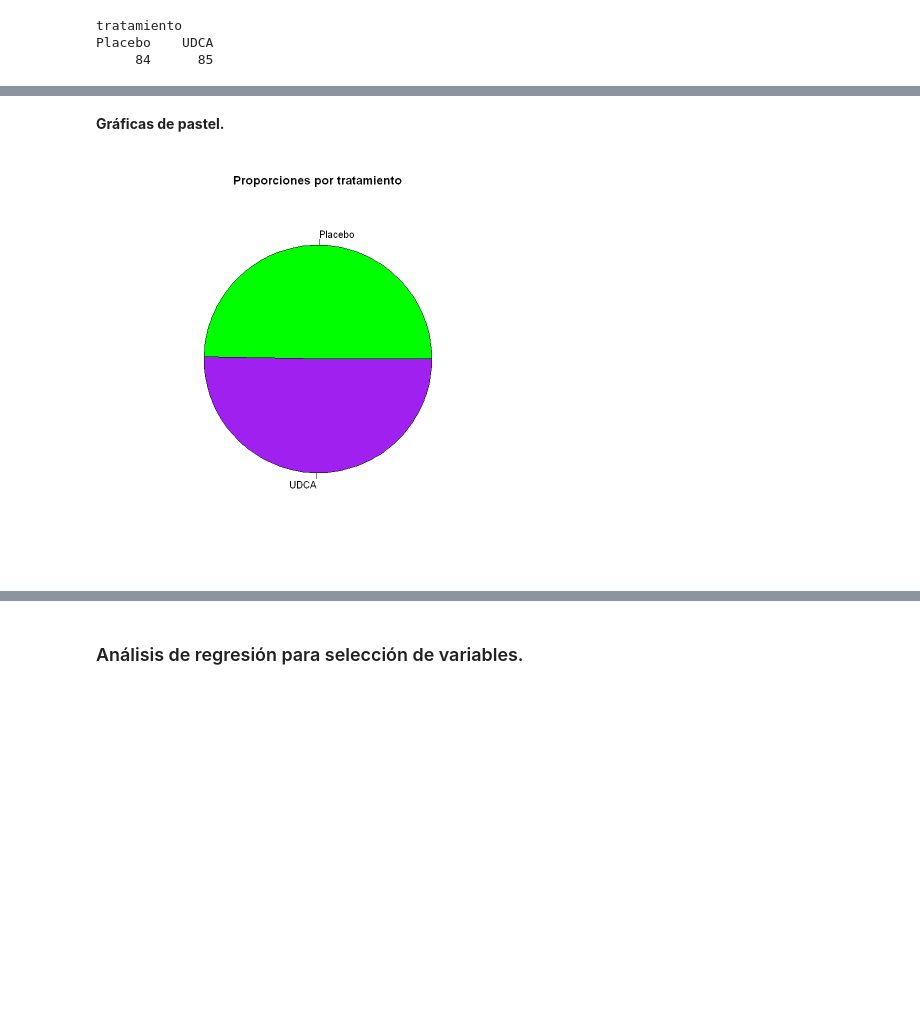
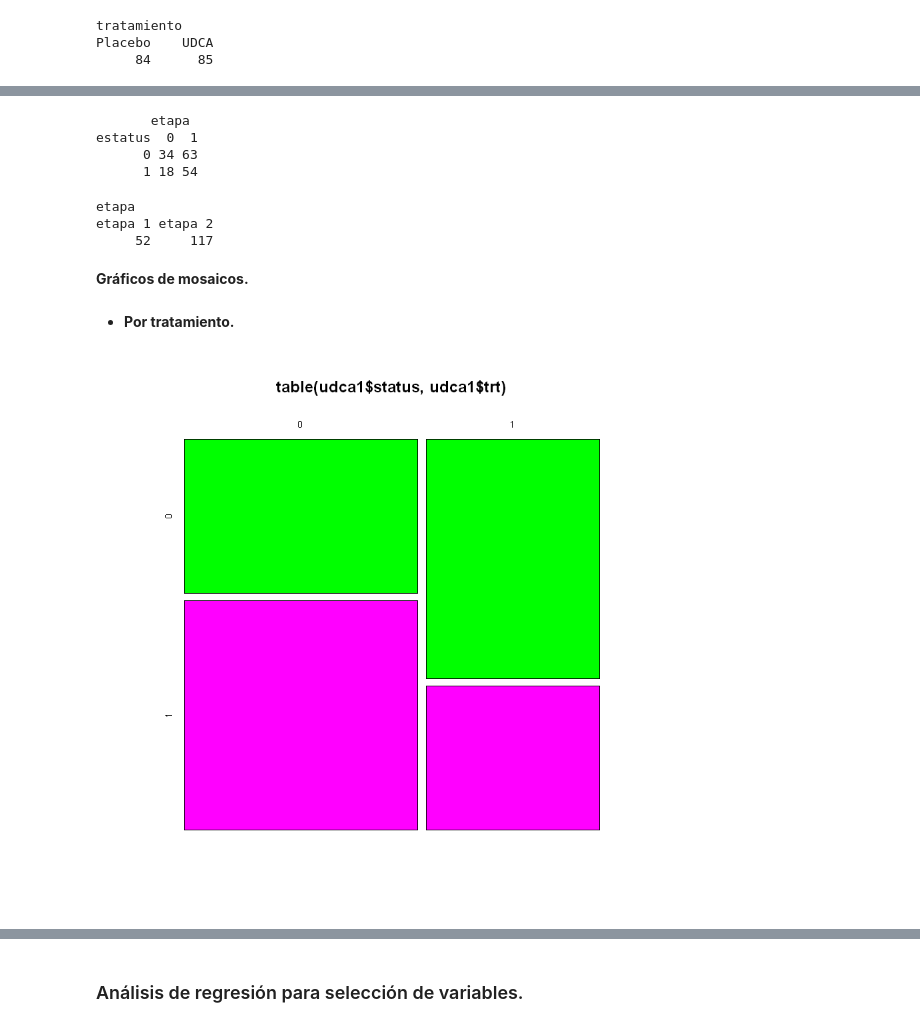
Before and after one commit to EmmanuelGalvan/EstadisticaAplicada, a Jupyter notebook: Ejercicios/Proyecto 2.ipynb, the cells around one changed output, grey strips where cells are left out. Drawn from its saved outputs; the diff is of its cells as text; code cells hidden in the pictures; blank space fills up the shorter version.

Commit message:
Logit y gráficos
Modicación de graficos descriptivos y de función logit

```diff
--- a/Ejercicios/Proyecto 2.ipynb
+++ b/Ejercicios/Proyecto 2.ipynb
@@ -149,8 +142,23 @@ Placebo    UDCA
+# %%
+table(udca1$status,udca1$stage, dnn = c('estatus','etapa'))
+# %% [output]
+       etapa
+estatus  0  1
+      0 34 63
+      1 18 54
+# %%
+etapa <- factor(udca1$stage)
+levels(etapa) <- c('etapa 1', 'etapa 2')
+table(etapa)
+# %% [output]
+etapa
+etapa 1 etapa 2
+     52     117
 # %% [markdown]
-**Gráficas de pastel.**
+**Gráficos de mosaicos.**
-# %%
-pie(table(tratamiento),
-    col = c('green', 'purple'),
-   main = 'Proporciones por tratamiento')
-# %% [output]
-[figure, removed]
+# %% [markdown]
+* **Por tratamiento.**
+# %%
+mosaicplot(table(udca1$status,udca1$trt), color=c("green", "magenta"))
+# %% [output]
+[figure, added]
```
Also changed, not shown: parts of 68 cells of this notebook.
